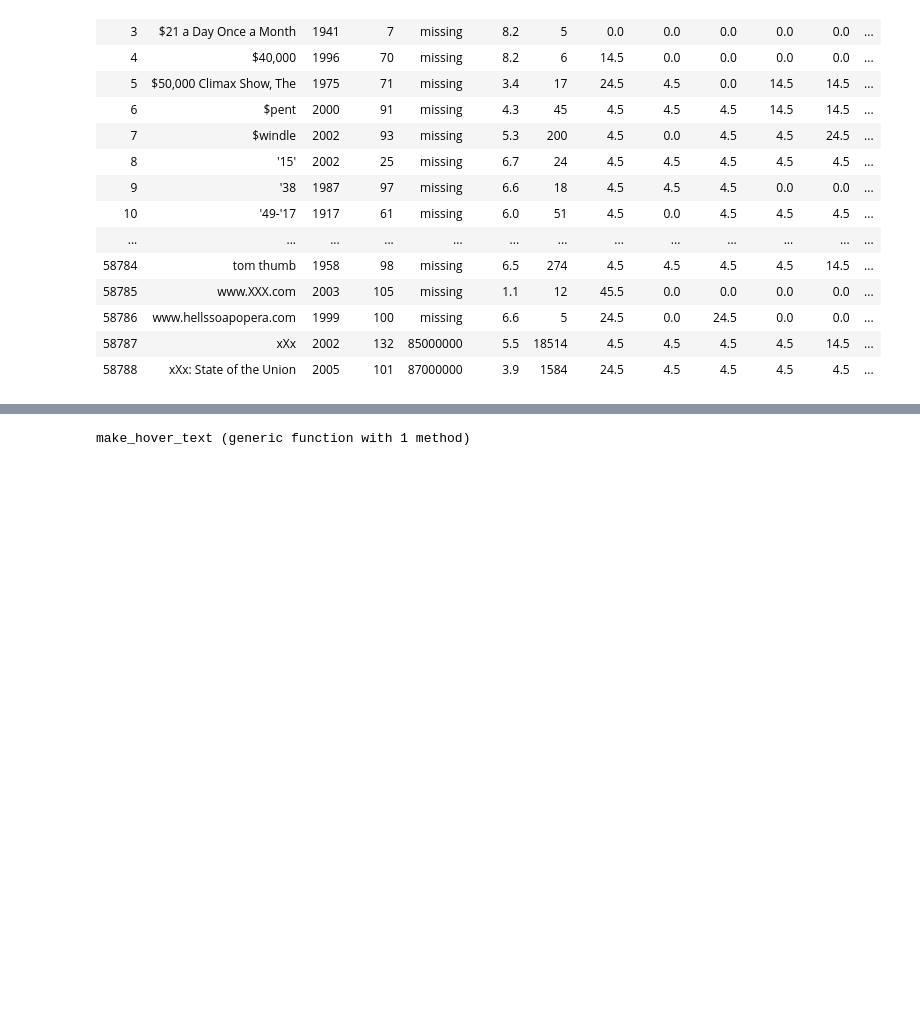
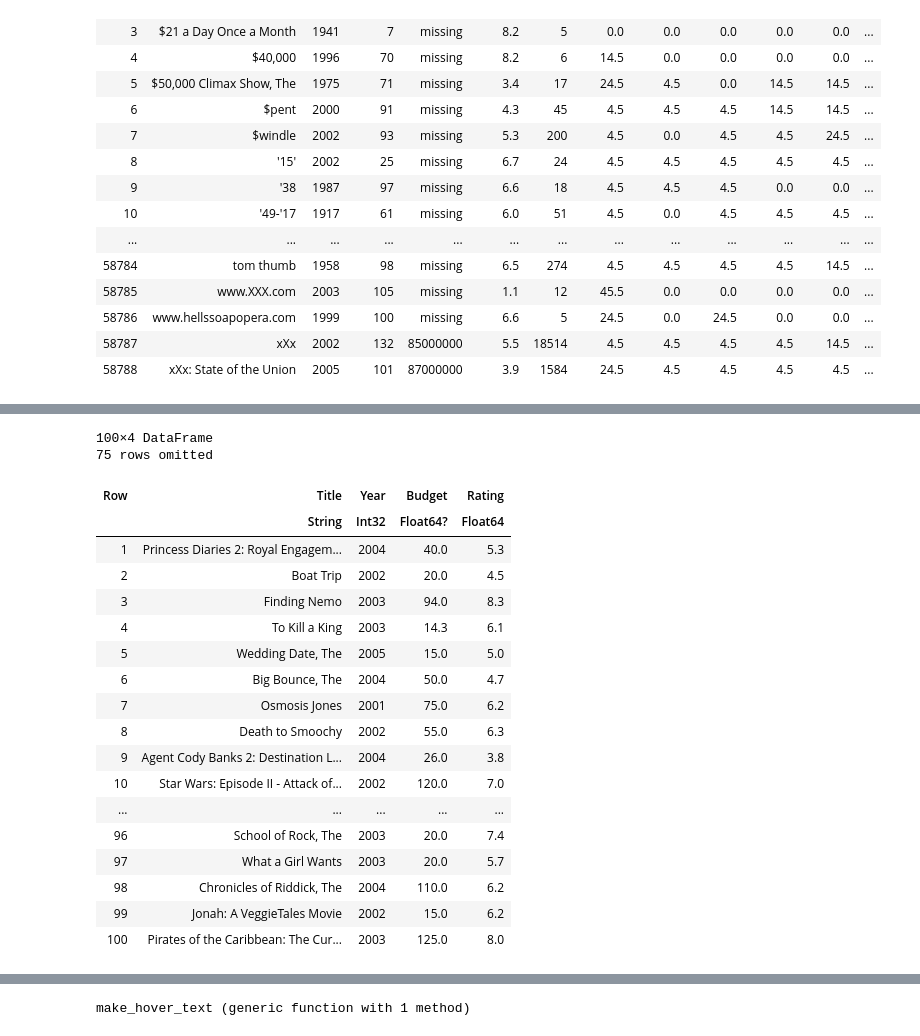
Before and after one commit to RicardoRH96/Julia_Stuff, a Jupyter notebook: Tidier_Training1.ipynb, the cells around one changed output, grey strips where cells are left out. Saved outputs shown, nothing was run; the diff lists cells and outputs as text; code cells hidden in the pictures; blank space fills up the shorter version.

```diff
--- a/Tidier_Training1.ipynb
+++ b/Tidier_Training1.ipynb
@@ -59 +58,24 @@ using DataFrames
+# %%
+sampled_db = high_budget[shuffle(1:nrow(high_budget))[1:100], :]
+# %% [output]
+100×4 DataFrame
+75 rows omitted
+| Row | Title | Year | Budget | Rating |
+|  | String | Int32 | Float64? | Float64 |
+| 1 | Princess Diaries 2: Royal Engagem... | 2004 | 40.0 | 5.3 |
+| 2 | Boat Trip | 2002 | 20.0 | 4.5 |
+| 3 | Finding Nemo | 2003 | 94.0 | 8.3 |
+| 4 | To Kill a King | 2003 | 14.3 | 6.1 |
+| 5 | Wedding Date, The | 2005 | 15.0 | 5.0 |
+| 6 | Big Bounce, The | 2004 | 50.0 | 4.7 |
+| 7 | Osmosis Jones | 2001 | 75.0 | 6.2 |
+| 8 | Death to Smoochy | 2002 | 55.0 | 6.3 |
+| 9 | Agent Cody Banks 2: Destination L... | 2004 | 26.0 | 3.8 |
+| 10 | Star Wars: Episode II - Attack of... | 2002 | 120.0 | 7.0 |
+| ... | ... | ... | ... | ... |
+| 96 | School of Rock, The | 2003 | 20.0 | 7.4 |
+| 97 | What a Girl Wants | 2003 | 20.0 | 5.7 |
+| 98 | Chronicles of Riddick, The | 2004 | 110.0 | 6.2 |
+| 99 | Jonah: A VeggieTales Movie | 2002 | 15.0 | 6.2 |
+| 100 | Pirates of the Caribbean: The Cur... | 2003 | 125.0 | 8.0 |
 # %%
```
Also changed, not shown: parts of 7 cells of this notebook.
